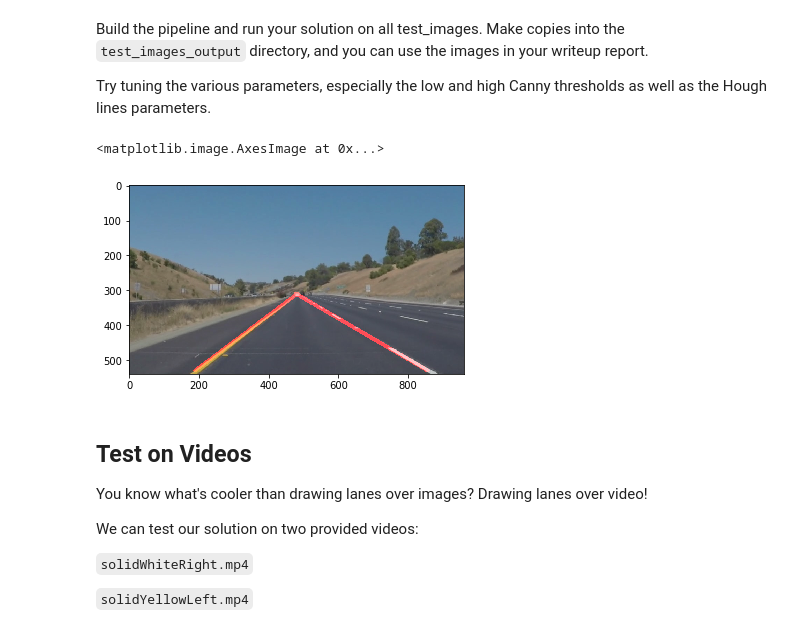
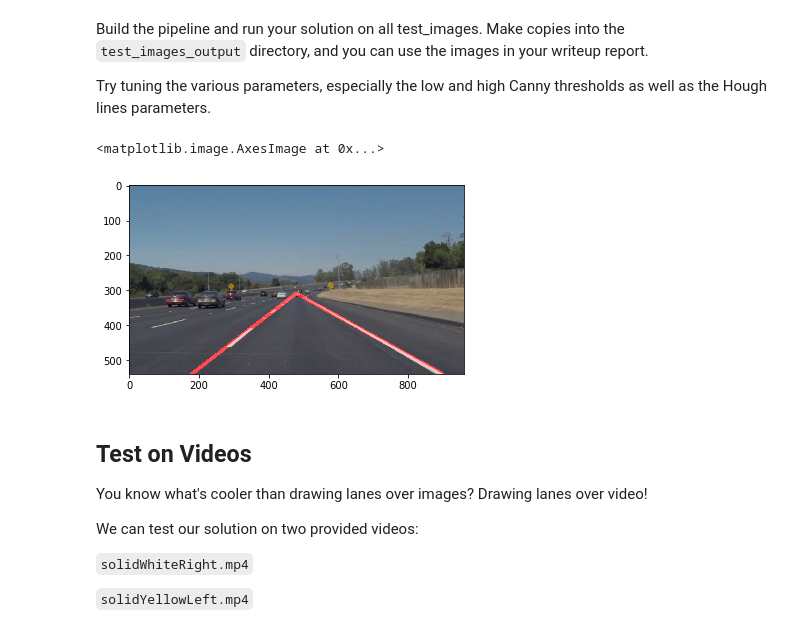
Before and after one commit to ZeipsCode/CarND-LaneLines-P1, a Jupyter notebook: P1.ipynb, the cells around one changed output. Saved outputs shown, nothing was run; the diff lists cells and outputs as text; code cells hidden in the pictures.

```diff
--- a/P1.ipynb
+++ b/P1.ipynb
@@ -296,12 +295,12 @@ Try tuning the various parameters, especially the low and high Canny thresholds
 # TODO: Build your pipeline that will draw lane lines on the test_images
 # then save them to the test_images_output directory.
 
-#image = mpimg.imread('test_images/solidWhiteCurve.jpg')
+image = mpimg.imread('test_images/solidWhiteCurve.jpg')
 #image = mpimg.imread('test_images/solidYellowLeft.jpg')
 #image = mpimg.imread('test_images/solidWhiteRight.jpg')
 #image = mpimg.imread('test_images/solidYellowCurve.jpg')
 #image = mpimg.imread('test_images/solidYellowCurve2.jpg')
-image = mpimg.imread('test_images/whiteCarLaneSwitch.jpg')
+#image = mpimg.imread('test_images/whiteCarLaneSwitch.jpg')
 
 
 
@@ -320,35 +319,34 @@ imshape = image.shape
 vertices = np.array([[(140,imshape[0]),(460, 310), (490, 310), (imshape[1]-60,imshape[0])]], dtype=np.int32)
 
 masked = region_of_interest(blur_gray,vertices)
 
 masked_edges = region_of_interest(canny_image,vertices)
 
 # Define the Hough transform parameters
 # Make a blank the same size as our image to draw on
 rho = 1 # distance resolution in pixels of the Hough grid
 theta = np.pi/180 # angular resolution in radians of the Hough grid
 threshold = 50  # minimum number of votes (intersections in Hough grid cell)
 min_line_length = 10 #m1nimum number of pixels making up a line
 max_line_gap = 10    # maximum gap in pixels between connectable line segments
 line_image = np.copy(image)*0 # creating a blank to draw lines on
 
 # Run Hough on edge detected image
 # Output "lines" is an array containing endpoints of detected line segments
 lines = cv2.HoughLinesP(masked_edges, rho, theta, threshold, np.array([]),
                             min_line_length, max_line_gap)
 
 # Iterate over the output "lines" and draw lines on a blank image
 
 hough_image = hough_lines(masked_edges, rho, theta, threshold,
                             min_line_length, max_line_gap)
 
 result = weighted_img(hough_image, image)
 
-
 plt.imshow(result)
 # %% [output]
 <matplotlib.image.AxesImage at 0x...>
-[figure, old version]
+[figure, new version]
 # %% [markdown]
 ## Test on Videos
 
```
Also changed, not shown: parts of 3 cells of this notebook, 4 other files.
